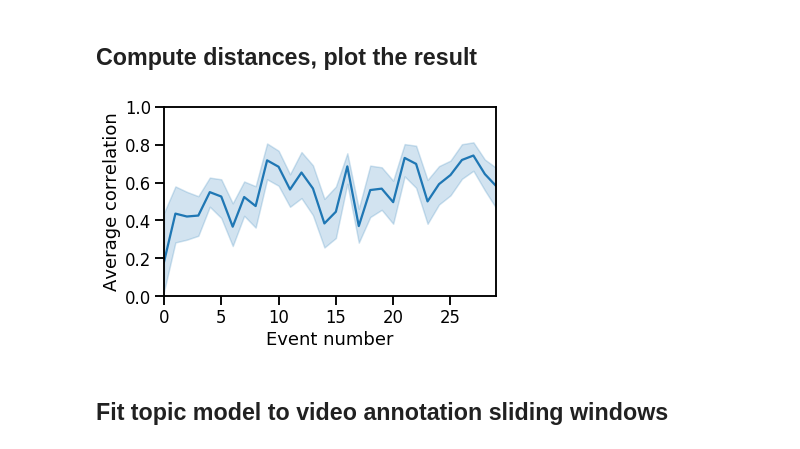
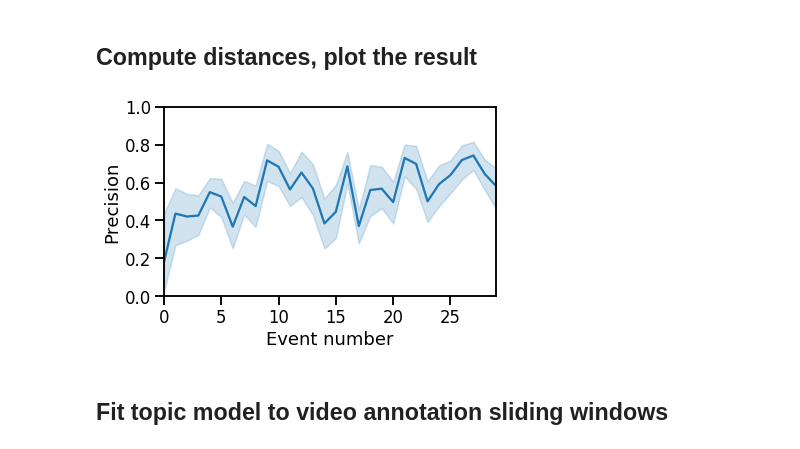
Before and after one commit to ContextLab/sherlock-topic-model-paper, a Jupyter notebook: code/notebooks/main/wordle_analysis_and_fig.ipynb, the cells around one changed output. Drawn from its saved outputs; the diff is of its cells as text; code cells hidden in the pictures.

```diff
--- a/code/notebooks/main/wordle_analysis_and_fig.ipynb
+++ b/code/notebooks/main/wordle_analysis_and_fig.ipynb
@@ -182,17 +182,17 @@ recall_embeddings = embeddings[2]
 # %%
 dists = np.transpose([(1 - cdist(video_events, sub, 'correlation')).max(axis=1)
                       for sub in recall_events])
 
 bootstrap_ci_plot(dists, corrs=True)
 plt.xlim(0, 29)
 plt.ylim(0, 1)
 plt.xlabel('Event number')
-plt.ylabel('Average correlation')
+plt.ylabel('Precision')
 plt.tight_layout()
 # plt.savefig(FIG_DIR.joinpath('tmp', 'precision.pdf'))
 plt.show()
 # %% [output]
-[figure, old version]
+[figure, new version]
 # %% [markdown]
 ## Fit topic model to video annotation sliding windows
 # %%
```
Also changed, not shown: 1 other file.
